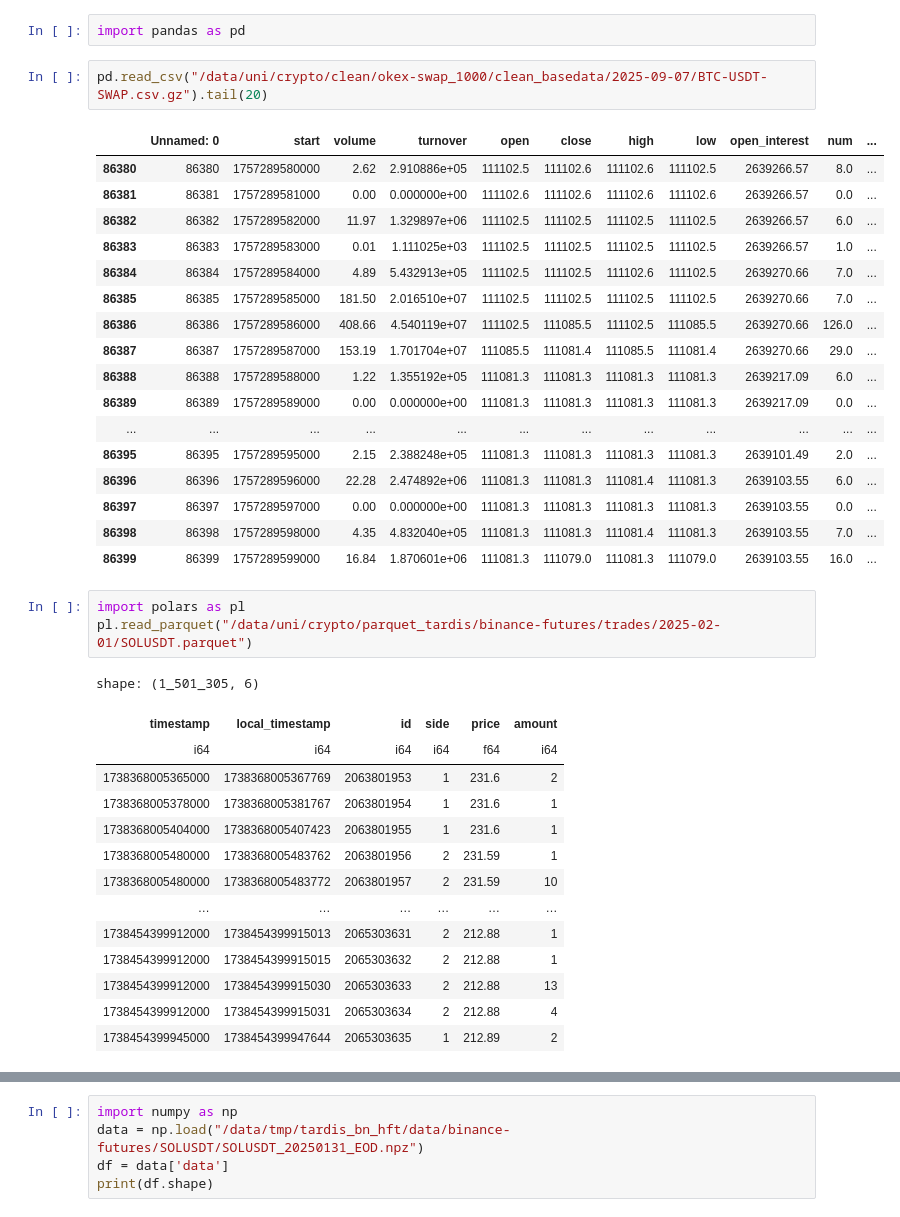
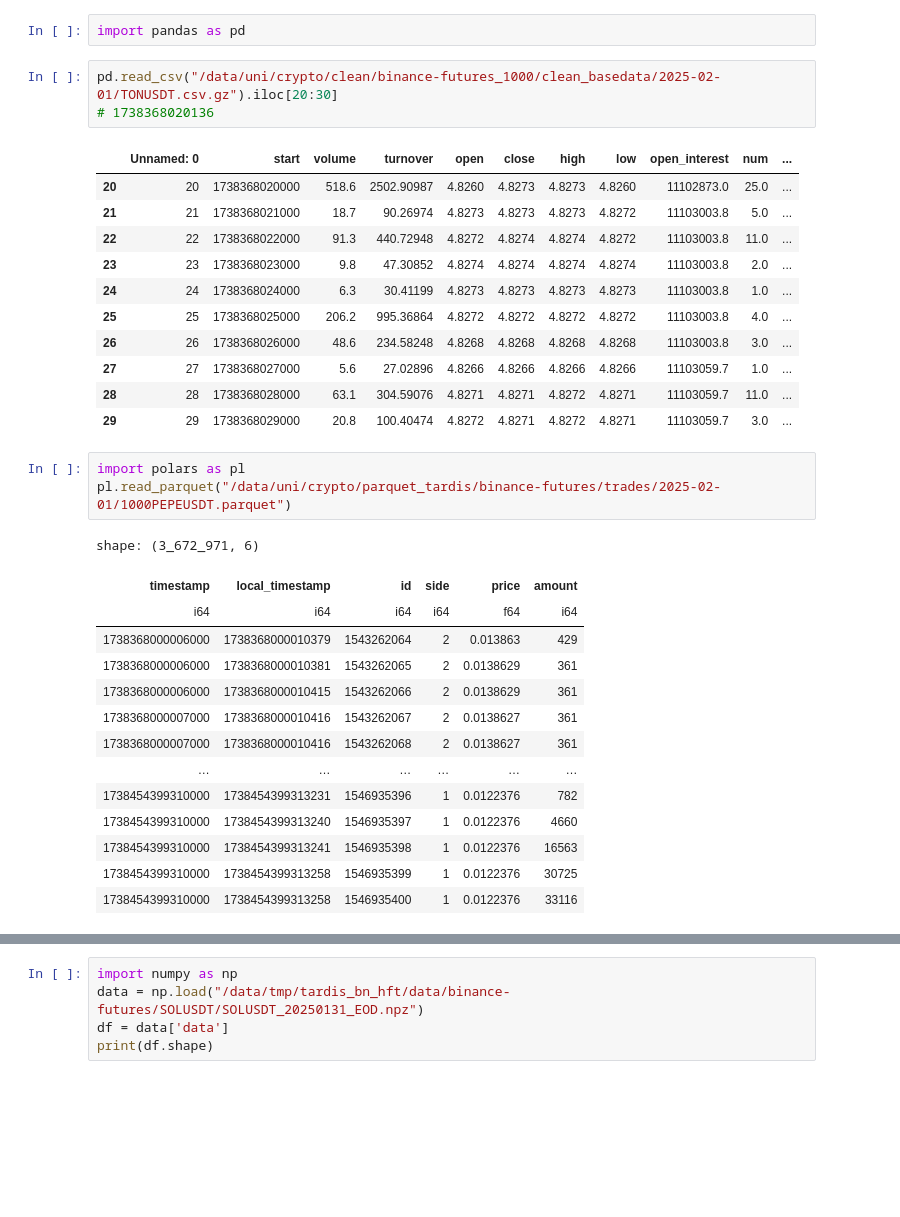
Before and after one commit to denniswu28/market-making-lab, a Jupyter notebook: data_exploration.ipynb, the cells around one changed output, grey strips where cells are left out. Saved outputs shown, nothing was run; the diff lists cells and outputs as text; blank space fills up the shorter version.

```diff
--- a/data_exploration.ipynb
+++ b/data_exploration.ipynb
@@ -1,41 +1,36 @@
 # %%
 import pandas as pd
 # %%
-pd.read_csv("/data/uni/crypto/clean/okex-swap_1000/clean_basedata/2025-09-07/BTC-USDT-SWAP.csv.gz").tail(20)
+pd.read_csv("/data/uni/crypto/clean/binance-futures_1000/clean_basedata/2025-02-01/TONUSDT.csv.gz").iloc[20:30]
+# 1738368020136
 # %% [output]
 |  | Unnamed: 0 | start | volume | turnover | open | close | high | low | open_interest | num | ... |
-| 86380 | 86380 | 1757289580000 | 2.62 | 2.910886e+05 | 111102.5 | 111102.6 | 111102.6 | 111102.5 | 2639266.57 | 8.0 | ... |
-| 86381 | 86381 | 1757289581000 | 0.00 | 0.000000e+00 | 111102.6 | 111102.6 | 111102.6 | 111102.6 | 2639266.57 | 0.0 | ... |
-| 86382 | 86382 | 1757289582000 | 11.97 | 1.329897e+06 | 111102.5 | 111102.5 | 111102.5 | 111102.5 | 2639266.57 | 6.0 | ... |
-| 86383 | 86383 | 1757289583000 | 0.01 | 1.111025e+03 | 111102.5 | 111102.5 | 111102.5 | 111102.5 | 2639266.57 | 1.0 | ... |
-| 86384 | 86384 | 1757289584000 | 4.89 | 5.432913e+05 | 111102.5 | 111102.5 | 111102.6 | 111102.5 | 2639270.66 | 7.0 | ... |
-| 86385 | 86385 | 1757289585000 | 181.50 | 2.016510e+07 | 111102.5 | 111102.5 | 111102.5 | 111102.5 | 2639270.66 | 7.0 | ... |
-| 86386 | 86386 | 1757289586000 | 408.66 | 4.540119e+07 | 111102.5 | 111085.5 | 111102.5 | 111085.5 | 2639270.66 | 126.0 | ... |
-| 86387 | 86387 | 1757289587000 | 153.19 | 1.701704e+07 | 111085.5 | 111081.4 | 111085.5 | 111081.4 | 2639270.66 | 29.0 | ... |
-| 86388 | 86388 | 1757289588000 | 1.22 | 1.355192e+05 | 111081.3 | 111081.3 | 111081.3 | 111081.3 | 2639217.09 | 6.0 | ... |
-| 86389 | 86389 | 1757289589000 | 0.00 | 0.000000e+00 | 111081.3 | 111081.3 | 111081.3 | 111081.3 | 2639217.09 | 0.0 | ... |
-| ... | ... | ... | ... | ... | ... | ... | ... | ... | ... | ... | ... |
-| 86395 | 86395 | 1757289595000 | 2.15 | 2.388248e+05 | 111081.3 | 111081.3 | 111081.3 | 111081.3 | 2639101.49 | 2.0 | ... |
-| 86396 | 86396 | 1757289596000 | 22.28 | 2.474892e+06 | 111081.3 | 111081.3 | 111081.4 | 111081.3 | 2639103.55 | 6.0 | ... |
-| 86397 | 86397 | 1757289597000 | 0.00 | 0.000000e+00 | 111081.3 | 111081.3 | 111081.3 | 111081.3 | 2639103.55 | 0.0 | ... |
-| 86398 | 86398 | 1757289598000 | 4.35 | 4.832040e+05 | 111081.3 | 111081.3 | 111081.4 | 111081.3 | 2639103.55 | 7.0 | ... |
-| 86399 | 86399 | 1757289599000 | 16.84 | 1.870601e+06 | 111081.3 | 111079.0 | 111081.3 | 111079.0 | 2639103.55 | 16.0 | ... |
+| 20 | 20 | 1738368020000 | 518.6 | 2502.90987 | 4.8260 | 4.8273 | 4.8273 | 4.8260 | 11102873.0 | 25.0 | ... |
+| 21 | 21 | 1738368021000 | 18.7 | 90.26974 | 4.8273 | 4.8273 | 4.8273 | 4.8272 | 11103003.8 | 5.0 | ... |
+| 22 | 22 | 1738368022000 | 91.3 | 440.72948 | 4.8272 | 4.8274 | 4.8274 | 4.8272 | 11103003.8 | 11.0 | ... |
+| 23 | 23 | 1738368023000 | 9.8 | 47.30852 | 4.8274 | 4.8274 | 4.8274 | 4.8274 | 11103003.8 | 2.0 | ... |
+| 24 | 24 | 1738368024000 | 6.3 | 30.41199 | 4.8273 | 4.8273 | 4.8273 | 4.8273 | 11103003.8 | 1.0 | ... |
+| 25 | 25 | 1738368025000 | 206.2 | 995.36864 | 4.8272 | 4.8272 | 4.8272 | 4.8272 | 11103003.8 | 4.0 | ... |
+| 26 | 26 | 1738368026000 | 48.6 | 234.58248 | 4.8268 | 4.8268 | 4.8268 | 4.8268 | 11103003.8 | 3.0 | ... |
+| 27 | 27 | 1738368027000 | 5.6 | 27.02896 | 4.8266 | 4.8266 | 4.8266 | 4.8266 | 11103059.7 | 1.0 | ... |
+| 28 | 28 | 1738368028000 | 63.1 | 304.59076 | 4.8271 | 4.8271 | 4.8272 | 4.8271 | 11103059.7 | 11.0 | ... |
+| 29 | 29 | 1738368029000 | 20.8 | 100.40474 | 4.8272 | 4.8271 | 4.8272 | 4.8271 | 11103059.7 | 3.0 | ... |
 # %%
 import polars as pl
-pl.read_parquet("/data/uni/crypto/parquet_tardis/binance-futures/trades/2025-02-01/SOLUSDT.parquet")
+pl.read_parquet("/data/uni/crypto/parquet_tardis/binance-futures/trades/2025-02-01/1000PEPEUSDT.parquet")
 # %% [output]
-shape: (1_501_305, 6)
+shape: (3_672_971, 6)
 | timestamp | local_timestamp | id | side | price | amount |
 | i64 | i64 | i64 | i64 | f64 | i64 |
-| 1738368005365000 | 1738368005367769 | 2063801953 | 1 | 231.6 | 2 |
-| 1738368005378000 | 1738368005381767 | 2063801954 | 1 | 231.6 | 1 |
-| 1738368005404000 | 1738368005407423 | 2063801955 | 1 | 231.6 | 1 |
-| 1738368005480000 | 1738368005483762 | 2063801956 | 2 | 231.59 | 1 |
-| 1738368005480000 | 1738368005483772 | 2063801957 | 2 | 231.59 | 10 |
+| 1738368000006000 | 1738368000010379 | 1543262064 | 2 | 0.013863 | 429 |
+| 1738368000006000 | 1738368000010381 | 1543262065 | 2 | 0.0138629 | 361 |
+| 1738368000006000 | 1738368000010415 | 1543262066 | 2 | 0.0138629 | 361 |
+| 1738368000007000 | 1738368000010416 | 1543262067 | 2 | 0.0138627 | 361 |
+| 1738368000007000 | 1738368000010416 | 1543262068 | 2 | 0.0138627 | 361 |
 | … | … | … | … | … | … |
-| 1738454399912000 | 1738454399915013 | 2065303631 | 2 | 212.88 | 1 |
-| 1738454399912000 | 1738454399915015 | 2065303632 | 2 | 212.88 | 1 |
-| 1738454399912000 | 1738454399915030 | 2065303633 | 2 | 212.88 | 13 |
-| 1738454399912000 | 1738454399915031 | 2065303634 | 2 | 212.88 | 4 |
-| 1738454399945000 | 1738454399947644 | 2065303635 | 1 | 212.89 | 2 |
+| 1738454399310000 | 1738454399313231 | 1546935396 | 1 | 0.0122376 | 782 |
+| 1738454399310000 | 1738454399313240 | 1546935397 | 1 | 0.0122376 | 4660 |
+| 1738454399310000 | 1738454399313241 | 1546935398 | 1 | 0.0122376 | 16563 |
+| 1738454399310000 | 1738454399313258 | 1546935399 | 1 | 0.0122376 | 30725 |
+| 1738454399310000 | 1738454399313258 | 1546935400 | 1 | 0.0122376 | 33116 |
 # %%
```
Also changed, not shown: parts of 4 cells of this notebook, 11 other files.
